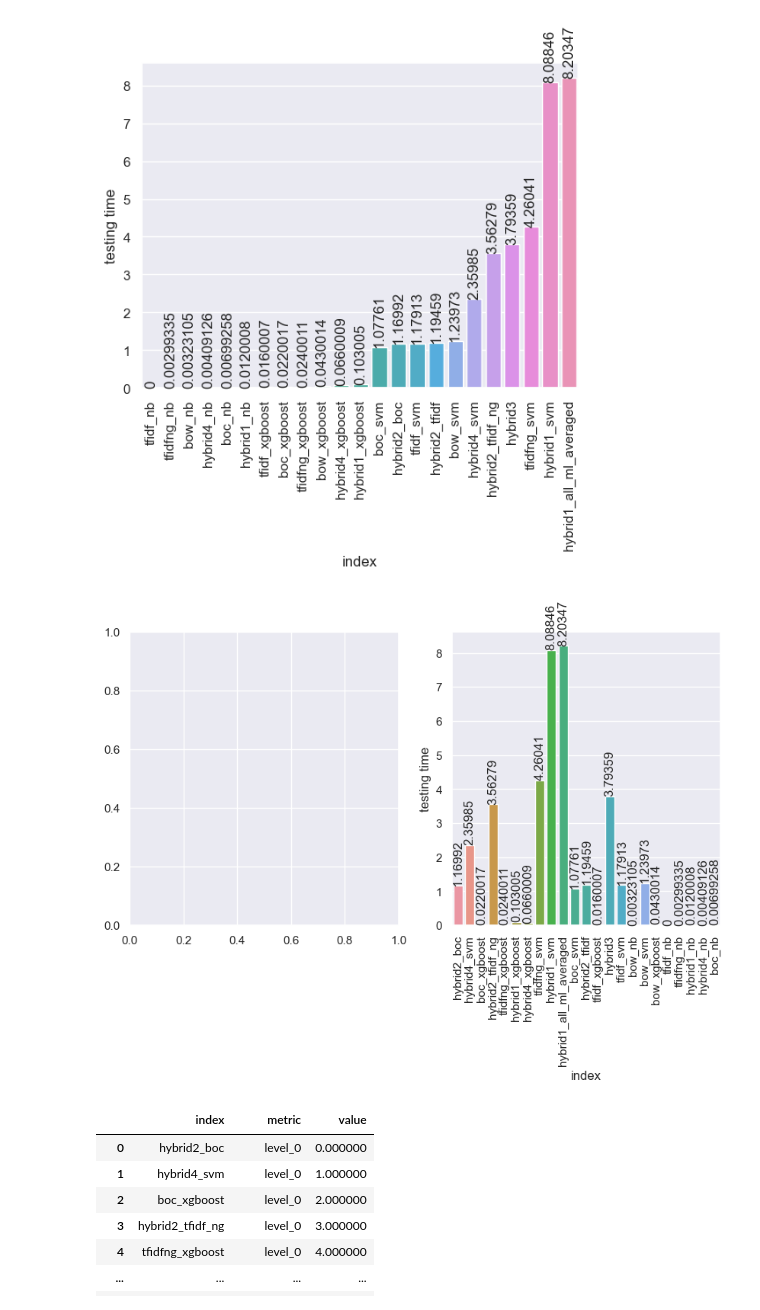
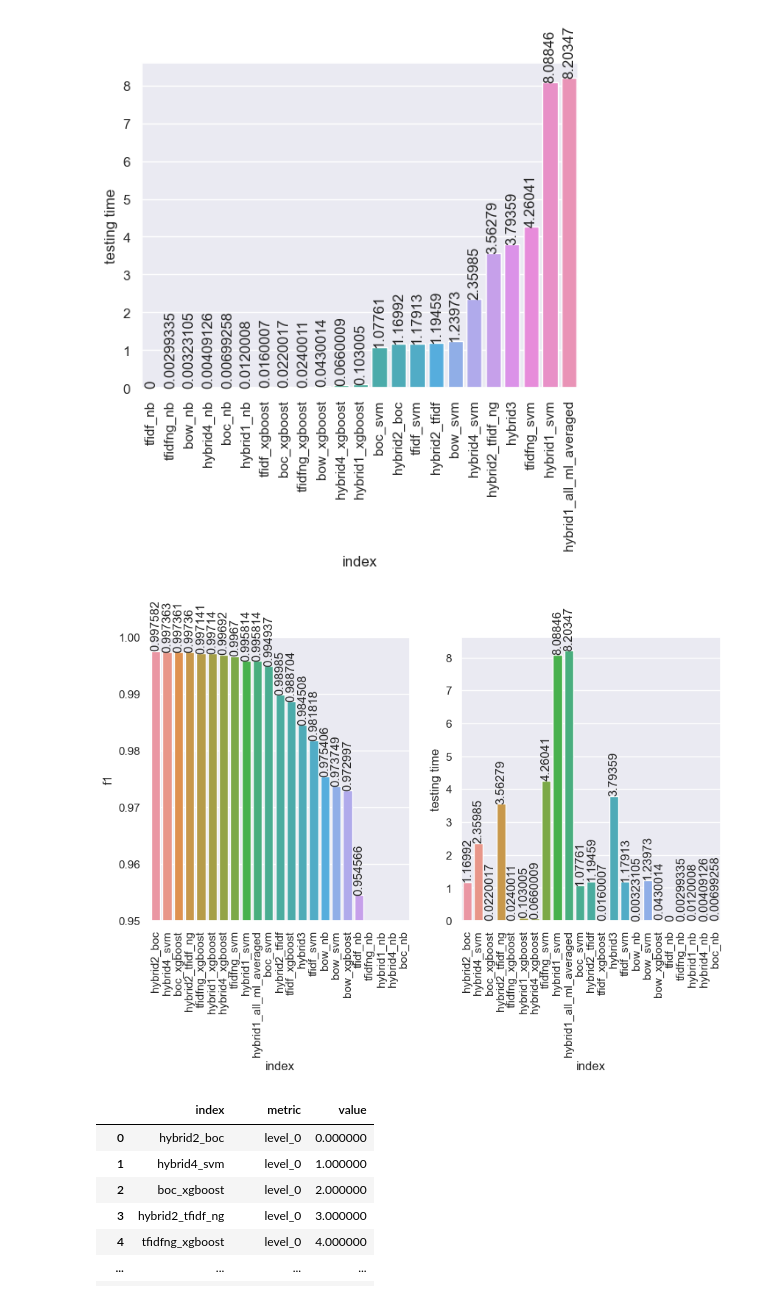
Before and after one commit to gdrlab/cascaded-sqli-detection, a Jupyter notebook: utils/Demonstrate_test_results.ipynb, the cells around one changed output. Drawn from its saved outputs; the diff is of its cells as text; code cells hidden in the pictures.

```diff
--- a/utils/Demonstrate_test_results.ipynb
+++ b/utils/Demonstrate_test_results.ipynb
@@ -73,23 +73,23 @@ for i in ax.containers:
 # %%
 fig, axes = plt.subplots(1, 2, figsize=(10,5))
 
 metric = 'f1'
 df_sorted = df.sort_values(metric,ascending=False).reset_index()
-ax = sns.barplot(data=df_sorted,x="index", y=metric)
+ax = sns.barplot(data=df_sorted,x="index", y=metric, ax=axes[0])
 ax.tick_params(axis='x', rotation=90)
 ax.set(ylim=(0.95, 1))
 for i in ax.containers:
     ax.bar_label(i,rotation=90)
 
 metric = 'testing time'
 #df_sorted = df.sort_values('f1',ascending=False).reset_index()
 ax = sns.barplot(data=df_sorted,x="index", y=metric, ax=axes[1])
 ax.tick_params(axis='x', rotation=90)
 #ax.set(ylim=(0.95, 1))
 for i in ax.containers:
     ax.bar_label(i,rotation=90)
 # %% [output]
-[figure, old version]
+[figure, new version]
 # %%
 df_sorted = df.sort_values("f1",ascending=False).reset_index()
 df_res_index = df_sorted.reset_index()
```
Also changed, not shown: parts of 1 cell of this notebook.
